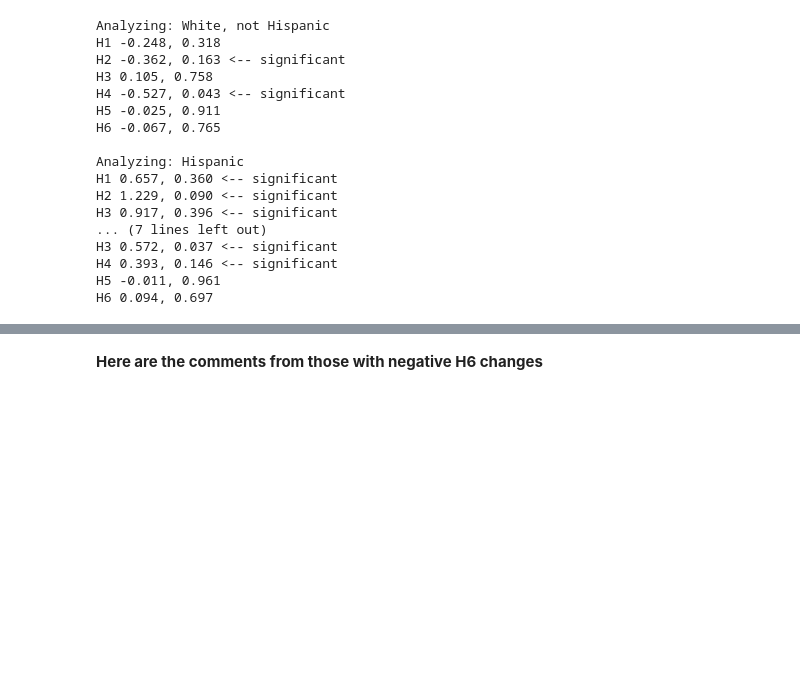
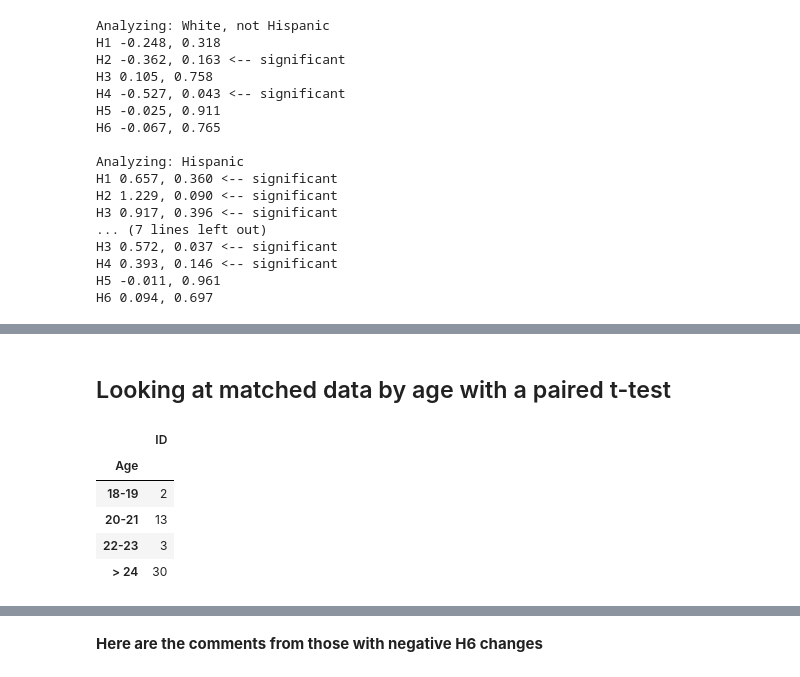
Before and after one commit to cmacdonell/hopper2016, a Jupyter notebook: Hopper_analysis.ipynb, the cells around one changed output, grey strips where cells are left out. Cells and saved outputs as stored; diff of their text form; code cells hidden in the pictures; blank space fills up the shorter version.

```diff
--- a/Hopper_analysis.ipynb
+++ b/Hopper_analysis.ipynb
@@ -109,0 +203,12 @@ H6 0.094, 0.697
+# %% [markdown]
+## Looking at matched data by age with a paired t-test
+# %%
+# Counts of respondents by Age
+df_matched[['ID','Age']].groupby('Age').count()
+# %% [output]
+|  | ID |
+| Age |  |
+| 18-19 | 2 |
+| 20-21 | 13 |
+| 22-23 | 3 |
+| > 24 | 30 |
```
Also changed, not shown: parts of 8 cells of this notebook.
